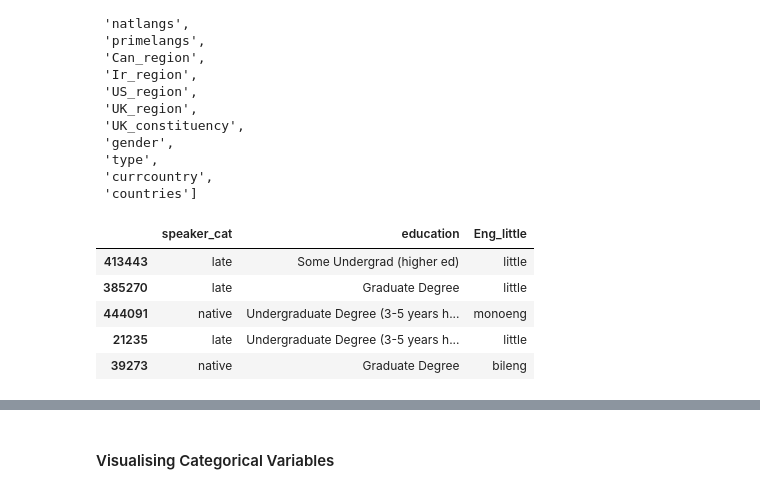
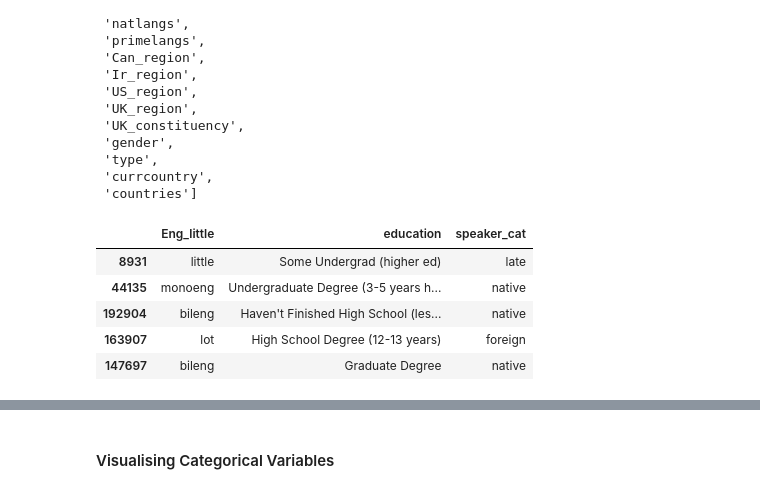
Before and after one commit to UBC-MDS/english-score-predictor, a Jupyter notebook: English Language Learning Ability Prediction.ipynb, the cells around one changed output, grey strips where cells are left out. Cells and saved outputs as stored; diff of their text form; code cells hidden in the pictures.

```diff
--- a/English Language Learning Ability Prediction.ipynb
+++ b/English Language Learning Ability Prediction.ipynb
@@ -227,12 +248,9 @@ correlation_matrix
 # %% [markdown]
 Types of Columns
 # %%
-numeric_feats = ['age',
- 'Eng_start',
- 'Eng_country_yrs',
- 'Lived_Eng_per']
+numeric_feats = ["age", "Eng_start", "Eng_country_yrs", "Lived_Eng_per"]
 
-binary_feats = ['house_Eng',  'nat_Eng', 'prime_Eng', 'psychiatric']
-target = ['correct']
+binary_feats = ["house_Eng", "nat_Eng", "prime_Eng", "psychiatric"]
+target = ["correct"]
 # %% [markdown]
 Columns that can safely be dropped after looking at the distributions and looking at the data dictionary:
@@ -247,6 +266,21 @@ Columns that can safely be dropped after looking at the distributions and lookin
 - We will remove the region specific information to limit the research in terms of caring whether the participant spent years in an english speaking country regardless of which country it was( dropping these columns) hence we will not consider whether a person lived in ireland or UK as long as it is english speaking so we will use columns like Eng_years as opposed to UK_region or US_region.
 - `currcountry`: This column mentions the current country the participant lives in, to limit the study and reduce dimensionality we will exclude this column. Since we have other features that capture the time spent by a participant in English Speaking countries which we are more interested in. For example a native speaker who currently lives in South Africa still speaks english very well and we capture those details about them by Eng_years as opposed to where the person currently lives.
 # %%
-drop_feats = ['elogit', 'dyslexia','dictionary', 'already_participated','natlangs', 'primelangs',
-                     'Can_region', 'Ir_region', 'US_region', 'UK_region', 'UK_constituency' , 'gender', 'type', 'currcountry', 'countries']
+drop_feats = [
+    "elogit",
+    "dyslexia",
+    "dictionary",
+    "already_participated",
+    "natlangs",
+    "primelangs",
+    "Can_region",
+    "Ir_region",
+    "US_region",
+    "UK_region",
+    "UK_constituency",
+    "gender",
+    "type",
+    "currcountry",
+    "countries",
+]
 # %%
@@ -277,15 +317,22 @@ drop_feats
  'currcountry',
  'countries']
 # %%
-binary_withNA = ['Ebonics']
+binary_withNA = ["Ebonics"]
 # The rest of the coluns are categorical
-categorical_feats = list(set(train_df.columns.tolist()) - set(numeric_feats) - set(binary_feats) - set(target) - set(drop_feats) - set(binary_withNA))
+categorical_feats = list(
+    set(train_df.columns.tolist())
+    - set(numeric_feats)
+    - set(binary_feats)
+    - set(target)
+    - set(drop_feats)
+    - set(binary_withNA)
+)
 train_df[categorical_feats].head()
 # %% [output]
-|  | speaker_cat | education | Eng_little |
-| 413443 | late | Some Undergrad (higher ed) | little |
-| 385270 | late | Graduate Degree | little |
-| 444091 | native | Undergraduate Degree (3-5 years h... | monoeng |
-| 21235 | late | Undergraduate Degree (3-5 years h... | little |
-| 39273 | native | Graduate Degree | bileng |
+|  | Eng_little | education | speaker_cat |
+| 8931 | little | Some Undergrad (higher ed) | late |
+| 44135 | monoeng | Undergraduate Degree (3-5 years h... | native |
+| 192904 | bileng | Haven't Finished High School (les... | native |
+| 163907 | lot | High School Degree (12-13 years) | foreign |
+| 147697 | bileng | Graduate Degree | native |
 # %%
```
Also changed, not shown: parts of 24 cells of this notebook, 1 other file.
